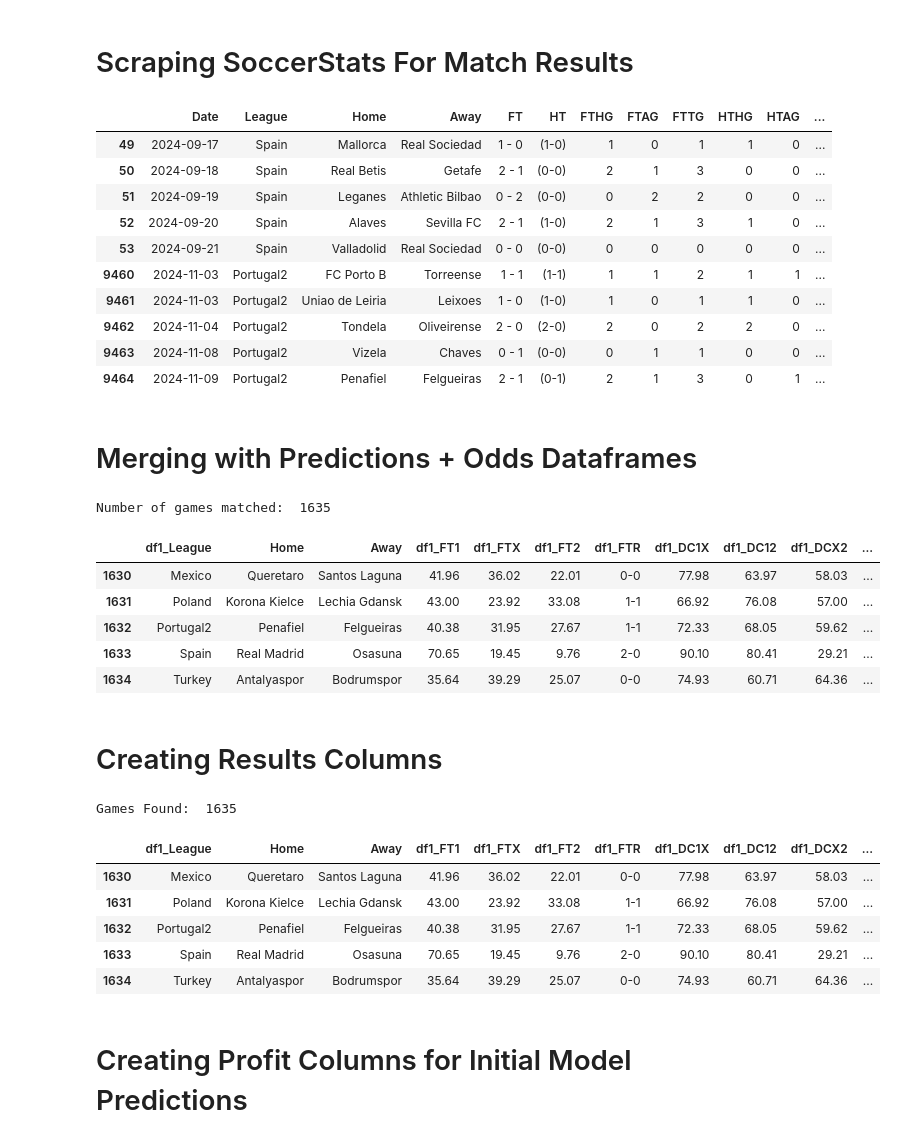
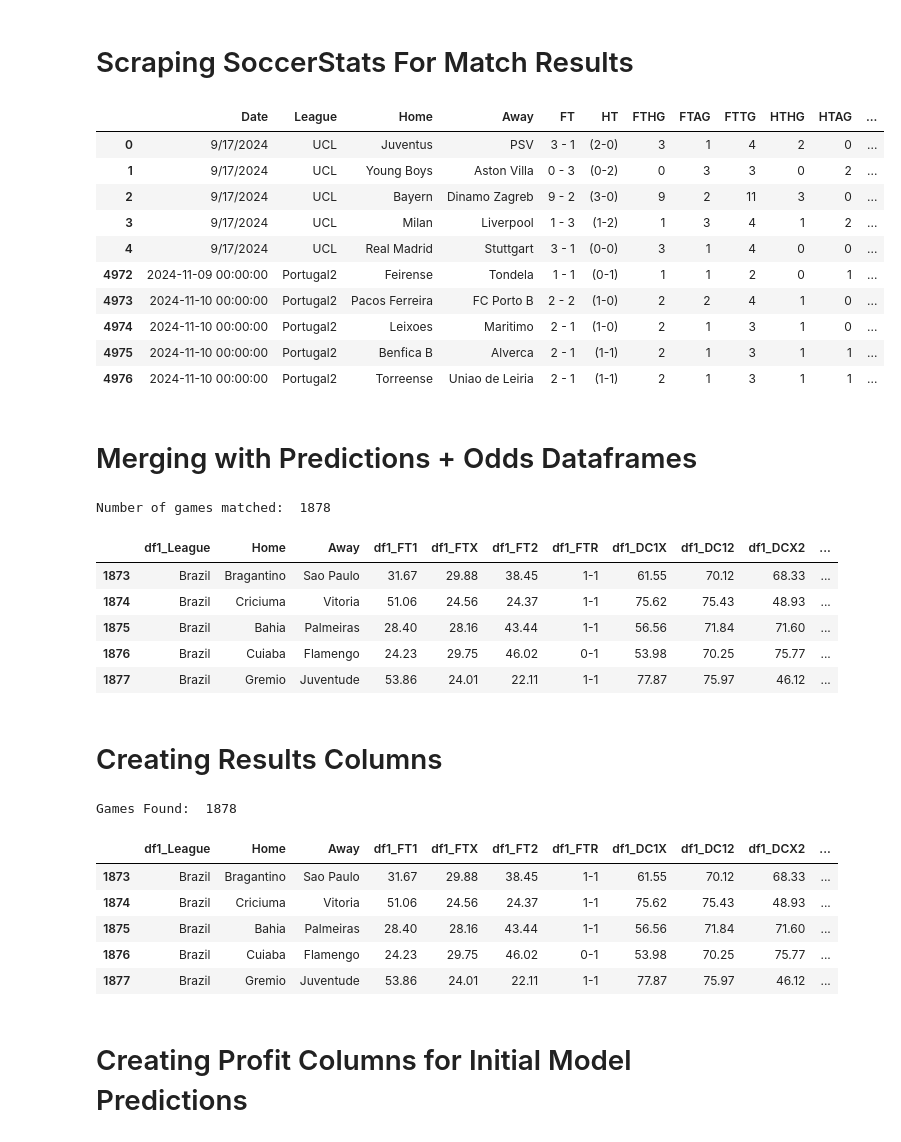
Before and after one commit to musayevf/Dixon_Coles_2025, a Jupyter notebook: Comparer.ipynb, the cells around one changed output. Saved outputs shown, nothing was run; the diff lists cells and outputs as text; code cells hidden in the pictures.

```diff
--- a/Comparer.ipynb
+++ b/Comparer.ipynb
@@ -11,6 +11,13 @@ pd.options.mode.chained_assignment = None
 pd.set_option('display.max_rows', None)
 pd.set_option('display.max_columns', None)
 
+csv_url = "https://docs.google.com/spreadsheets/d/1WfEG-1icUjj6k7TGePJQEXH-w0TLEIcN/export?format=csv"
+uefa = pd.read_csv(csv_url, dtype={'FTHG': 'Int64', 'FTAG': 'Int64', 'HTHG': 'Int64', 'HTAG': 'Int64'})
+uefa['FT'] = uefa['FTHG'].astype(str) + ' - ' + uefa['FTAG'].astype(str)
+uefa['HT'] = '(' + uefa['HTHG'].astype(str) + '-' + uefa['HTAG'].astype(str) + ')'
+uefa['FTTG'] = uefa['FTHG'] + uefa['FTAG']
+uefa['HTTG'] = uefa['HTHG'] + uefa['HTAG']
+
 predictions = pd.read_excel('C:/Users/99451/Desktop/MODEL/2025/dixon_coles_model_predictions/_predictions.xlsx')
 bet365_odds = pd.read_excel('C:/Users/99451/Desktop/MODEL/2025/dixon_coles_model_predictions/final_odds.xlsx')
 bet365_odds.tail()
@@ -88,6 +95,9 @@ merged_df.tail()
 final =  pd.DataFrame()
 liqa = ''
 unique_leagues = predictions['League'].unique().tolist()
+
+# Convert to lowercase and remove 'UNL'
+unique_leagues = [league.lower() for league in unique_leagues if league.lower() != 'unl']
 
 for i in unique_leagues:
     URL = "https://www.soccerstats.com/results.asp?league=" + i + "&pmtype=bydate"
@@ -154,43 +164,50 @@ for i in unique_leagues:
                 hg.append(hghg)
                 agag = int(i.split(' - ')[1])
                 ag.append(agag)
                 tg.append(hghg + agag)
             except:
                 print(hghg + agag)
 
 
     df_cleaned['FTHG'], df_cleaned['FTAG'], df_cleaned['FTTG'] = hg, ag, tg
     df_cleaned['HTHG'], df_cleaned['HTAG'] = hthg, htag
     df_cleaned['HTTG'] = df_cleaned['HTHG'] + df_cleaned['HTAG']
 
     final = pd.concat([final, df_cleaned], ignore_index=True)
 
 final = final[final['HT'] != 'NA']
 
 # Example: Fix the 'date' column by removing the weekday and extra punctuation
 final['Date'] = final['Date'].str.extract(r'(\d{1,2} \w{3})')  # Extract day and month part
 final['Date'] = final['Date'] + ' 2024'  # Append the year
 
 # Convert to datetime format
 final['Date'] = pd.to_datetime(final['Date'], format='%d %b %Y', errors='coerce')
 
 # Filter rows before September 6th, 2024
 final_filtered = final[final['Date'] >= pd.Timestamp('2024-09-17')]
+
+# Align columns of uefa to match final_filtered
+uefa = uefa[final_filtered.columns]
+
+# Concatenate
+final_filtered = pd.concat([uefa, final_filtered], ignore_index=True)
+
 combined = pd.concat([final_filtered.head(), final_filtered.tail()])
 
 combined
 # %% [output]
 |  | Date | League | Home | Away | FT | HT | FTHG | FTAG | FTTG | HTHG | HTAG | ... |
-| 49 | 2024-09-17 | Spain | Mallorca | Real Sociedad | 1 - 0 | (1-0) | 1 | 0 | 1 | 1 | 0 | ... |
-| 50 | 2024-09-18 | Spain | Real Betis | Getafe | 2 - 1 | (0-0) | 2 | 1 | 3 | 0 | 0 | ... |
-| 51 | 2024-09-19 | Spain | Leganes | Athletic Bilbao | 0 - 2 | (0-0) | 0 | 2 | 2 | 0 | 0 | ... |
-| 52 | 2024-09-20 | Spain | Alaves | Sevilla FC | 2 - 1 | (1-0) | 2 | 1 | 3 | 1 | 0 | ... |
-| 53 | 2024-09-21 | Spain | Valladolid | Real Sociedad | 0 - 0 | (0-0) | 0 | 0 | 0 | 0 | 0 | ... |
-| 9460 | 2024-11-03 | Portugal2 | FC Porto B | Torreense | 1 - 1 | (1-1) | 1 | 1 | 2 | 1 | 1 | ... |
-| 9461 | 2024-11-03 | Portugal2 | Uniao de Leiria | Leixoes | 1 - 0 | (1-0) | 1 | 0 | 1 | 1 | 0 | ... |
-| 9462 | 2024-11-04 | Portugal2 | Tondela | Oliveirense | 2 - 0 | (2-0) | 2 | 0 | 2 | 2 | 0 | ... |
-| 9463 | 2024-11-08 | Portugal2 | Vizela | Chaves | 0 - 1 | (0-0) | 0 | 1 | 1 | 0 | 0 | ... |
-| 9464 | 2024-11-09 | Portugal2 | Penafiel | Felgueiras | 2 - 1 | (0-1) | 2 | 1 | 3 | 0 | 1 | ... |
+| 0 | 9/17/2024 | UCL | Juventus | PSV | 3 - 1 | (2-0) | 3 | 1 | 4 | 2 | 0 | ... |
+| 1 | 9/17/2024 | UCL | Young Boys | Aston Villa | 0 - 3 | (0-2) | 0 | 3 | 3 | 0 | 2 | ... |
+| 2 | 9/17/2024 | UCL | Bayern | Dinamo Zagreb | 9 - 2 | (3-0) | 9 | 2 | 11 | 3 | 0 | ... |
+| 3 | 9/17/2024 | UCL | Milan | Liverpool | 1 - 3 | (1-2) | 1 | 3 | 4 | 1 | 2 | ... |
+| 4 | 9/17/2024 | UCL | Real Madrid | Stuttgart | 3 - 1 | (0-0) | 3 | 1 | 4 | 0 | 0 | ... |
+| 4972 | 2024-11-09 00:00:00 | Portugal2 | Feirense | Tondela | 1 - 1 | (0-1) | 1 | 1 | 2 | 0 | 1 | ... |
+| 4973 | 2024-11-10 00:00:00 | Portugal2 | Pacos Ferreira | FC Porto B | 2 - 2 | (1-0) | 2 | 2 | 4 | 1 | 0 | ... |
+| 4974 | 2024-11-10 00:00:00 | Portugal2 | Leixoes | Maritimo | 2 - 1 | (1-0) | 2 | 1 | 3 | 1 | 0 | ... |
+| 4975 | 2024-11-10 00:00:00 | Portugal2 | Benfica B | Alverca | 2 - 1 | (1-1) | 2 | 1 | 3 | 1 | 1 | ... |
+| 4976 | 2024-11-10 00:00:00 | Portugal2 | Torreense | Uniao de Leiria | 2 - 1 | (1-1) | 2 | 1 | 3 | 1 | 1 | ... |
 # %% [markdown]
 # Merging with Predictions + Odds Dataframes
 # %%
@@ -212,13 +229,13 @@ final_df_unique.reset_index(drop=True, inplace=True)
 print('Number of games matched: ', len(final_df_unique))
 final_df_unique.tail()
 # %% [output]
-Number of games matched:  1635
+Number of games matched:  1878
 |  | df1_League | Home | Away | df1_FT1 | df1_FTX | df1_FT2 | df1_FTR | df1_DC1X | df1_DC12 | df1_DCX2 | ... |
-| 1630 | Mexico | Queretaro | Santos Laguna | 41.96 | 36.02 | 22.01 | 0-0 | 77.98 | 63.97 | 58.03 | ... |
-| 1631 | Poland | Korona Kielce | Lechia Gdansk | 43.00 | 23.92 | 33.08 | 1-1 | 66.92 | 76.08 | 57.00 | ... |
-| 1632 | Portugal2 | Penafiel | Felgueiras | 40.38 | 31.95 | 27.67 | 1-1 | 72.33 | 68.05 | 59.62 | ... |
-| 1633 | Spain | Real Madrid | Osasuna | 70.65 | 19.45 | 9.76 | 2-0 | 90.10 | 80.41 | 29.21 | ... |
-| 1634 | Turkey | Antalyaspor | Bodrumspor | 35.64 | 39.29 | 25.07 | 0-0 | 74.93 | 60.71 | 64.36 | ... |
+| 1873 | Brazil | Bragantino | Sao Paulo | 31.67 | 29.88 | 38.45 | 1-1 | 61.55 | 70.12 | 68.33 | ... |
+| 1874 | Brazil | Criciuma | Vitoria | 51.06 | 24.56 | 24.37 | 1-1 | 75.62 | 75.43 | 48.93 | ... |
+| 1875 | Brazil | Bahia | Palmeiras | 28.40 | 28.16 | 43.44 | 1-1 | 56.56 | 71.84 | 71.60 | ... |
+| 1876 | Brazil | Cuiaba | Flamengo | 24.23 | 29.75 | 46.02 | 0-1 | 53.98 | 70.25 | 75.77 | ... |
+| 1877 | Brazil | Gremio | Juventude | 53.86 | 24.01 | 22.11 | 1-1 | 77.87 | 75.97 | 46.12 | ... |
 # %% [markdown]
 # Creating Results Columns
 # %%
@@ -261,13 +278,13 @@ final_df_unique['HT1.5U'] = np.where(final_df_unique['HTTG'] < 1.5, 1, 0)
 print('Games Found: ', len(final_df_unique))
 final_df_unique.tail()
 # %% [output]
-Games Found:  1635
+Games Found:  1878
 |  | df1_League | Home | Away | df1_FT1 | df1_FTX | df1_FT2 | df1_FTR | df1_DC1X | df1_DC12 | df1_DCX2 | ... |
-| 1630 | Mexico | Queretaro | Santos Laguna | 41.96 | 36.02 | 22.01 | 0-0 | 77.98 | 63.97 | 58.03 | ... |
-| 1631 | Poland | Korona Kielce | Lechia Gdansk | 43.00 | 23.92 | 33.08 | 1-1 | 66.92 | 76.08 | 57.00 | ... |
-| 1632 | Portugal2 | Penafiel | Felgueiras | 40.38 | 31.95 | 27.67 | 1-1 | 72.33 | 68.05 | 59.62 | ... |
-| 1633 | Spain | Real Madrid | Osasuna | 70.65 | 19.45 | 9.76 | 2-0 | 90.10 | 80.41 | 29.21 | ... |
-| 1634 | Turkey | Antalyaspor | Bodrumspor | 35.64 | 39.29 | 25.07 | 0-0 | 74.93 | 60.71 | 64.36 | ... |
+| 1873 | Brazil | Bragantino | Sao Paulo | 31.67 | 29.88 | 38.45 | 1-1 | 61.55 | 70.12 | 68.33 | ... |
+| 1874 | Brazil | Criciuma | Vitoria | 51.06 | 24.56 | 24.37 | 1-1 | 75.62 | 75.43 | 48.93 | ... |
+| 1875 | Brazil | Bahia | Palmeiras | 28.40 | 28.16 | 43.44 | 1-1 | 56.56 | 71.84 | 71.60 | ... |
+| 1876 | Brazil | Cuiaba | Flamengo | 24.23 | 29.75 | 46.02 | 0-1 | 53.98 | 70.25 | 75.77 | ... |
+| 1877 | Brazil | Gremio | Juventude | 53.86 | 24.01 | 22.11 | 1-1 | 77.87 | 75.97 | 46.12 | ... |
 # %% [markdown]
 # Creating Profit Columns for Initial Model Predictions
 # %%
```
Also changed, not shown: parts of 8 cells of this notebook, 10 other files.
